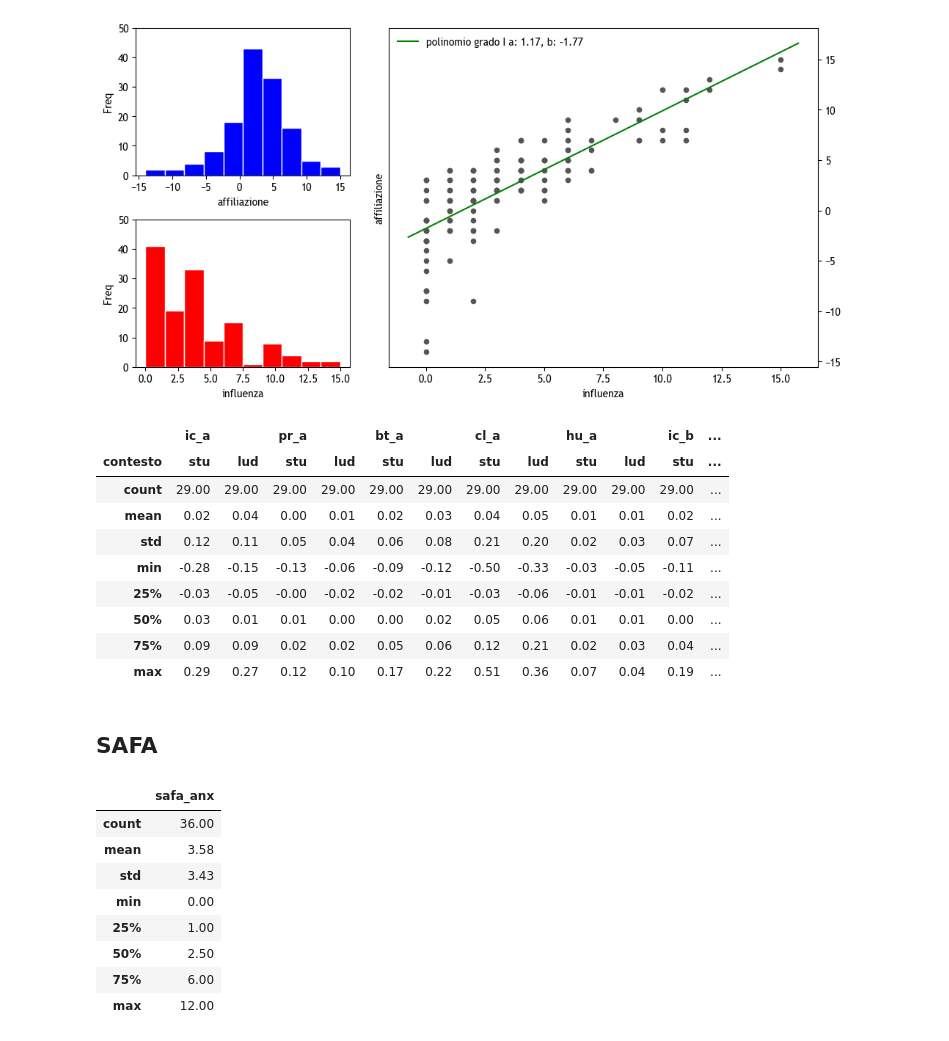
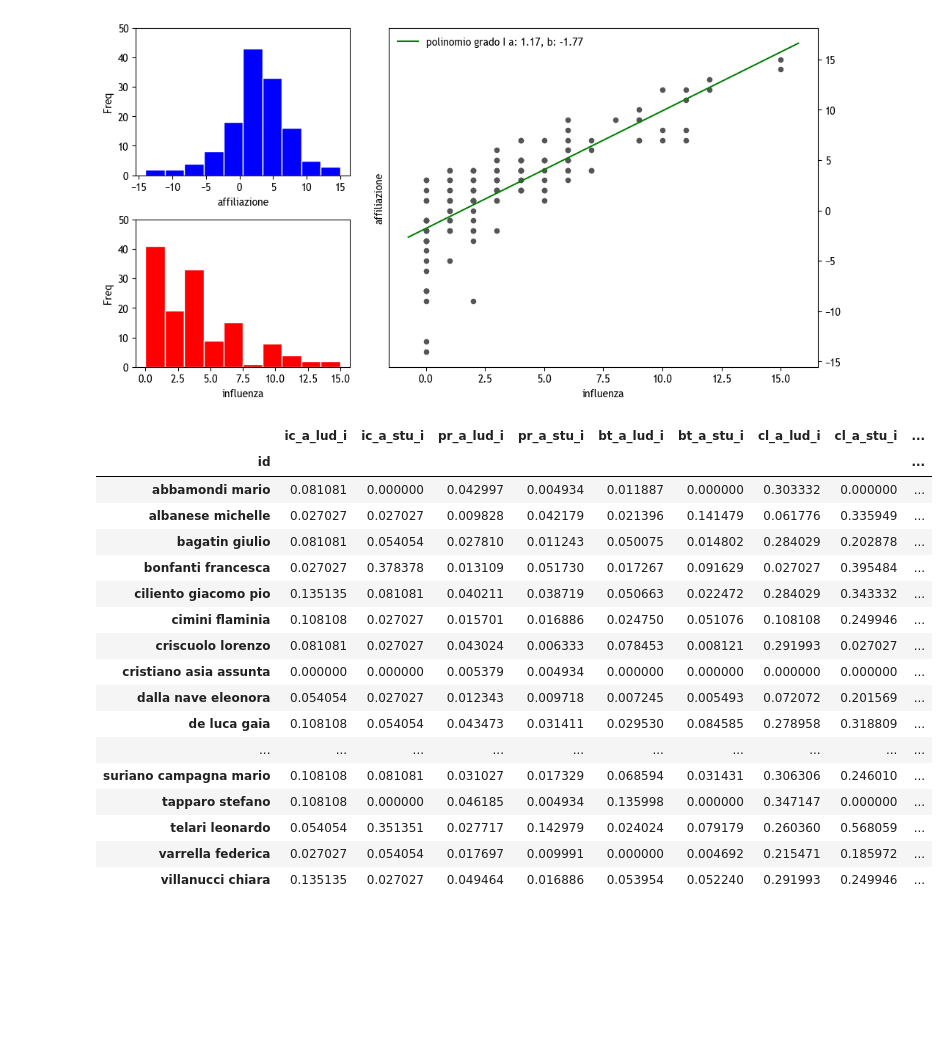
Before and after one commit to alkaest2002/abgrid, a Jupyter notebook: ipython/eda.ipynb, the cells around one changed output. Cells and saved outputs as stored; diff of their text form; code cells hidden in the pictures; blank space fills up the shorter version.

```diff
--- a/ipython/eda.ipynb
+++ b/ipython/eda.ipynb
@@ -11,7 +11,9 @@ pd.set_option("display.max_rows", None)
 pd.set_option("display.max_columns", None)
 # %%
 abgrid_long = pd.read_excel("./analysis/abgrid_long.xlsx")
+abgrid_wide = pd.read_excel("./analysis/abgrid_wide.xlsx")
 safa_anx =  pd.read_excel("./analysis/safa_anx.xlsx")
+mmpia = pd.read_excel("./analysis/mmpia.xlsx")
 # %% [markdown]
 ## ABGRID
 # %%
@@ -53,35 +55,31 @@ fig.savefig("./analysis/aff_inf.png", bbox_inches='tight')
 # %% [output]
 [figure]
 # %%
-numeric_cols = [c for c in df.select_dtypes("number").columns if c not in ["nd_a", "nd_b"]]
+numeric_cols = [c for c in abgrid_long.select_dtypes("number").columns if c not in ["nd_a", "nd_b"]]
 
-abgrid_wide = abgrid_long.pivot(index="id", columns=["anno", "contesto"])[numeric_cols]
+abgrid_wide_multi_index = abgrid_long.pivot(index="id", columns=["anno", "contesto"])[numeric_cols]
 idx = pd.IndexSlice
 
-abgrid_wide_diff = abgrid_wide.loc[:, idx[:,"ii",:]].values - abgrid_wide.loc[:, idx[:,"i",:]]
-abgrid_wide_diff.droplevel(1, axis=1).describe().style.format(precision=2)
+abgrid_wide_i = abgrid_wide.set_index("id").filter(regex=r"^(?!lettera)[a-zA-Z_]+_i\b")
+abgrid_wide_i
 # %% [output]
-|  | ic_a |  | pr_a |  | bt_a |  | cl_a |  | hu_a |  | ic_b | ... |
-| contesto | stu | lud | stu | lud | stu | lud | stu | lud | stu | lud | stu | ... |
-| count | 29.00 | 29.00 | 29.00 | 29.00 | 29.00 | 29.00 | 29.00 | 29.00 | 29.00 | 29.00 | 29.00 | ... |
-| mean | 0.02 | 0.04 | 0.00 | 0.01 | 0.02 | 0.03 | 0.04 | 0.05 | 0.01 | 0.01 | 0.02 | ... |
-| std | 0.12 | 0.11 | 0.05 | 0.04 | 0.06 | 0.08 | 0.21 | 0.20 | 0.02 | 0.03 | 0.07 | ... |
-| min | -0.28 | -0.15 | -0.13 | -0.06 | -0.09 | -0.12 | -0.50 | -0.33 | -0.03 | -0.05 | -0.11 | ... |
-| 25% | -0.03 | -0.05 | -0.00 | -0.02 | -0.02 | -0.01 | -0.03 | -0.06 | -0.01 | -0.01 | -0.02 | ... |
-| 50% | 0.03 | 0.01 | 0.01 | 0.00 | 0.00 | 0.02 | 0.05 | 0.06 | 0.01 | 0.01 | 0.00 | ... |
-| 75% | 0.09 | 0.09 | 0.02 | 0.02 | 0.05 | 0.06 | 0.12 | 0.21 | 0.02 | 0.03 | 0.04 | ... |
-| max | 0.29 | 0.27 | 0.12 | 0.10 | 0.17 | 0.22 | 0.51 | 0.36 | 0.07 | 0.04 | 0.19 | ... |
+|  | ic_a_lud_i | ic_a_stu_i | pr_a_lud_i | pr_a_stu_i | bt_a_lud_i | bt_a_stu_i | cl_a_lud_i | cl_a_stu_i | ... |
+| id |  |  |  |  |  |  |  |  | ... |
+| abbamondi mario | 0.081081 | 0.000000 | 0.042997 | 0.004934 | 0.011887 | 0.000000 | 0.303332 | 0.000000 | ... |
+| albanese michelle | 0.027027 | 0.027027 | 0.009828 | 0.042179 | 0.021396 | 0.141479 | 0.061776 | 0.335949 | ... |
+| bagatin giulio | 0.081081 | 0.054054 | 0.027810 | 0.011243 | 0.050075 | 0.014802 | 0.284029 | 0.202878 | ... |
+| bonfanti francesca | 0.027027 | 0.378378 | 0.013109 | 0.051730 | 0.017267 | 0.091629 | 0.027027 | 0.395484 | ... |
+| ciliento giacomo pio | 0.135135 | 0.081081 | 0.040211 | 0.038719 | 0.050663 | 0.022472 | 0.284029 | 0.343332 | ... |
+| cimini flaminia | 0.108108 | 0.027027 | 0.015701 | 0.016886 | 0.024750 | 0.051076 | 0.108108 | 0.249946 | ... |
+| criscuolo lorenzo | 0.081081 | 0.027027 | 0.043024 | 0.006333 | 0.078453 | 0.008121 | 0.291993 | 0.027027 | ... |
+| cristiano asia assunta | 0.000000 | 0.000000 | 0.005379 | 0.004934 | 0.000000 | 0.000000 | 0.000000 | 0.000000 | ... |
+| dalla nave eleonora | 0.054054 | 0.027027 | 0.012343 | 0.009718 | 0.007245 | 0.005493 | 0.072072 | 0.201569 | ... |
+| de luca gaia | 0.108108 | 0.054054 | 0.043473 | 0.031411 | 0.029530 | 0.084585 | 0.278958 | 0.318809 | ... |
+| ... | ... | ... | ... | ... | ... | ... | ... | ... | ... |
+| suriano campagna mario | 0.108108 | 0.081081 | 0.031027 | 0.017329 | 0.068594 | 0.031431 | 0.306306 | 0.246010 | ... |
+| tapparo stefano | 0.108108 | 0.000000 | 0.046185 | 0.004934 | 0.135998 | 0.000000 | 0.347147 | 0.000000 | ... |
+| telari leonardo | 0.054054 | 0.351351 | 0.027717 | 0.142979 | 0.024024 | 0.079179 | 0.260360 | 0.568059 | ... |
+| varrella federica | 0.027027 | 0.054054 | 0.017697 | 0.009991 | 0.000000 | 0.004692 | 0.215471 | 0.185972 | ... |
+| villanucci chiara | 0.135135 | 0.027027 | 0.049464 | 0.016886 | 0.053954 | 0.052240 | 0.291993 | 0.249946 | ... |
-# %% [markdown]
-## SAFA
 # %%
-safa_anx.describe().style.format(precision=2)
+mmpia = mmpia.sort_values(by="id").set_index("id")
-# %% [output]
-|  | safa_anx |
-| count | 36.00 |
-| mean | 3.58 |
-| std | 3.43 |
-| min | 0.00 |
-| 25% | 1.00 |
-| 50% | 2.50 |
-| 75% | 6.00 |
-| max | 12.00 |
```
Also changed, not shown: parts of 2 cells of this notebook, 1 other file.
